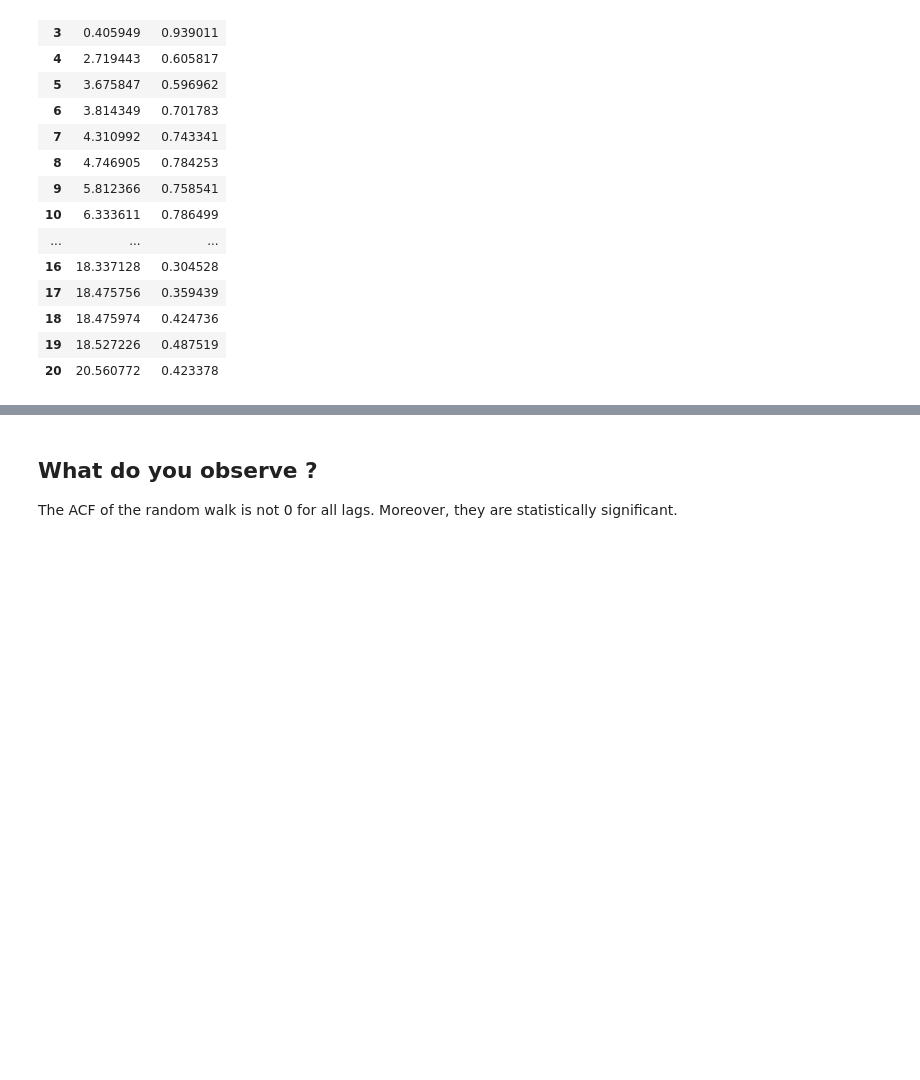
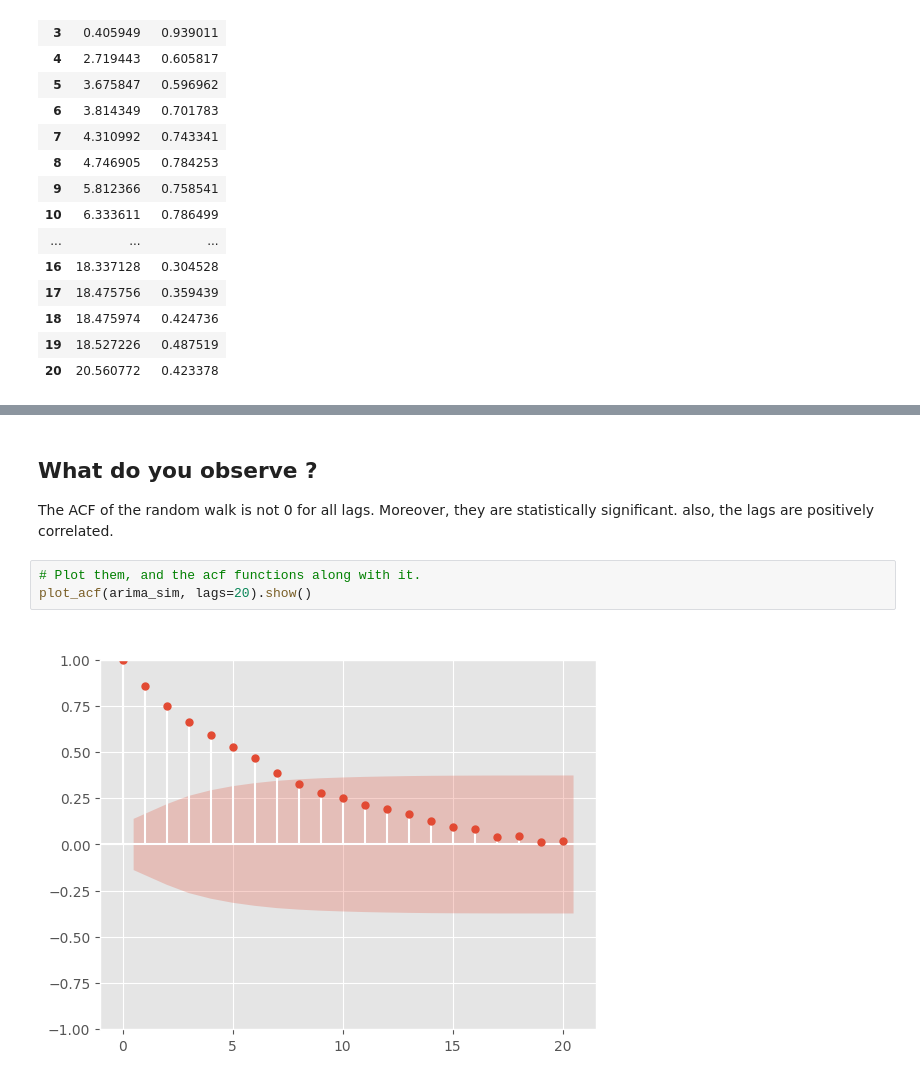
Before and after one commit to Zamanax/B4-Time-series, a Jupyter notebook: timeseries.ipynb, the cells around one changed output, grey strips where cells are left out. Drawn from its saved outputs; the diff is of its cells as text; blank space fills up the shorter version.

```diff
--- a/timeseries.ipynb
+++ b/timeseries.ipynb
@@ -100,4 +104,9 @@ plt.plot(arima_sim)
 # %% [markdown]
 ## What do you observe ?
 
-The ACF of the random walk is not 0 for all lags. Moreover, they are statistically significant.
+The ACF of the random walk is not 0 for all lags. Moreover, they are statistically significant. also, the lags are positively correlated.
+# %%
+# Plot them, and the acf functions along with it.
+plot_acf(arima_sim, lags=20).show()
+# %% [output]
+[figure, added]
```
Also changed, not shown: parts of 16 cells of this notebook.
